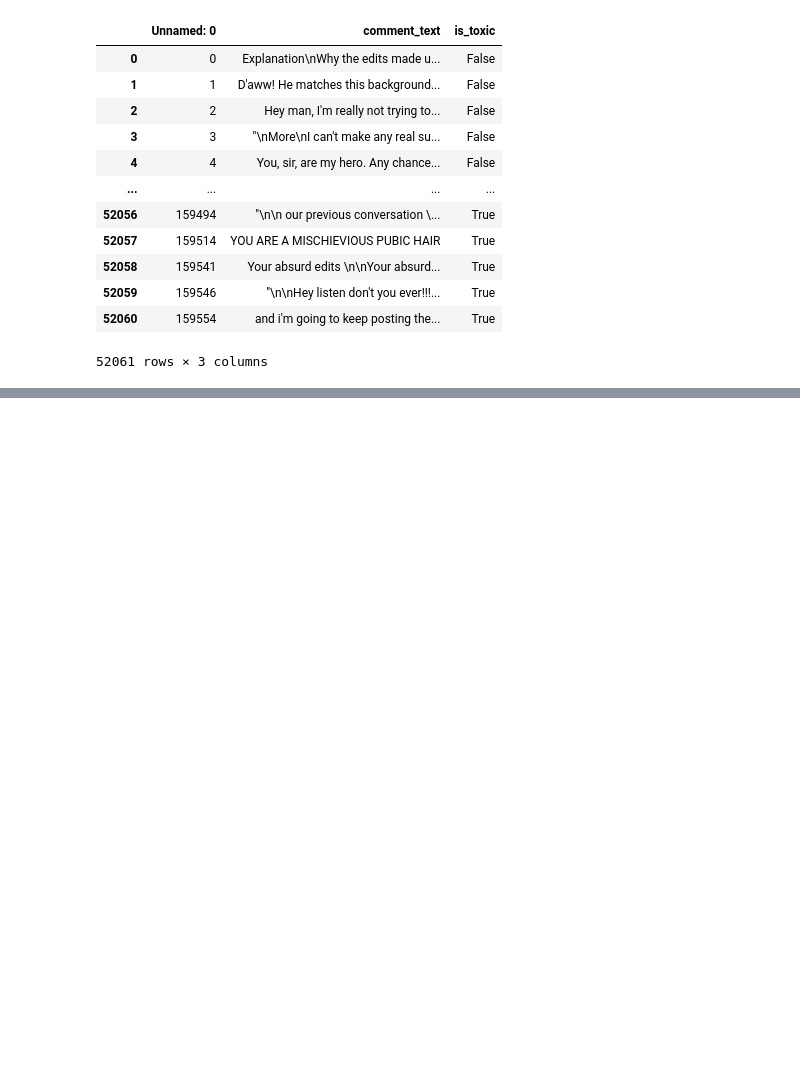
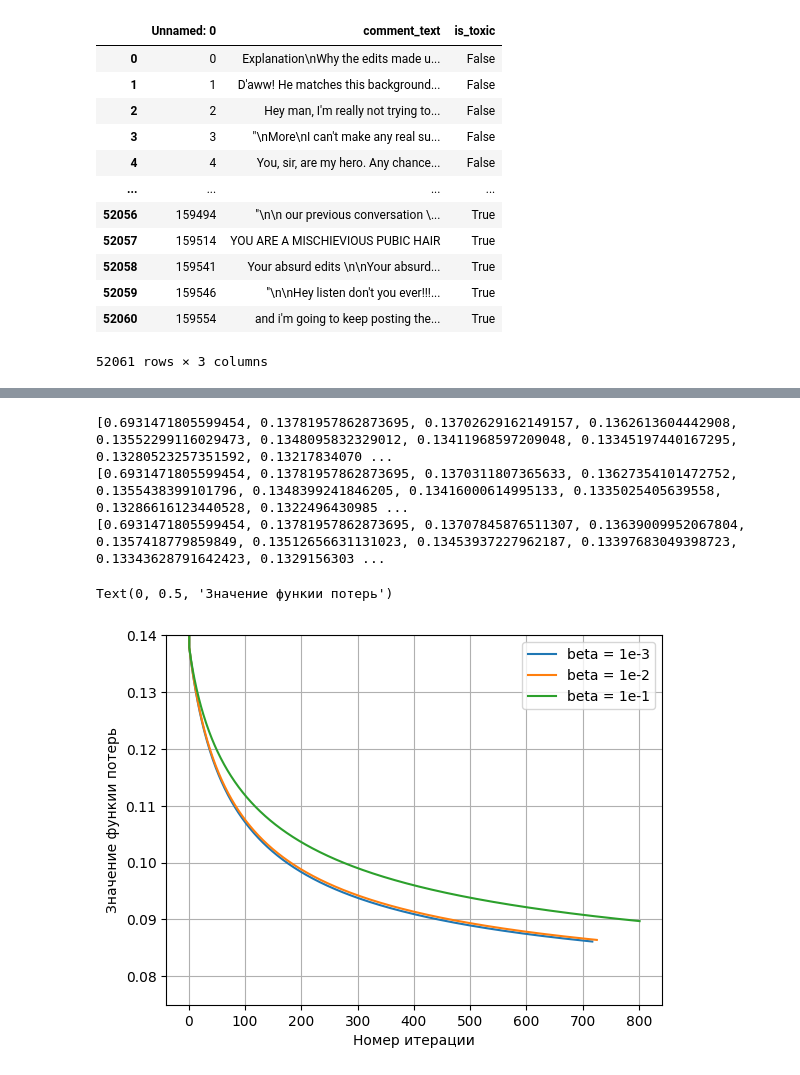
Before and after one commit to qualliix/mmp-practicum, a Jupyter notebook: 5sem/6task/experiments.ipynb, the cells around one changed output, grey strips where cells are left out. Saved outputs shown, nothing was run; the diff lists cells and outputs as text; code cells hidden in the pictures; blank space fills up the shorter version.

```diff
--- a/5sem/6task/experiments.ipynb
+++ b/5sem/6task/experiments.ipynb
@@ -84,0 +225,52 @@ print(result.toarray())
+# %%
+params = np.logspace(-3,-2,base=10,num = 3)
+X = vect_data[:1000]
+y = np.where(train.is_toxic[:1000].astype(int) == 0, -1, 0)
+w = np.zeros(X.shape[1])
+results = []
+for beta in tqdm(params):
+    c = GDClassifier(loss_function="binary",  max_iter = 1000, step_beta=beta)
+    results.append(c.fit(X, y, w_0=w, trace=True))
+# %%
+y = results[0]["func"]
+x = np.arange(len(results[0]["func"]))
+plt.plot(x,y, label="beta = 1e-3")
+print(y[:20])
+
+y = results[1]["func"]
+x = np.arange(len(results[1]["func"]))
+plt.plot(x,y, label="beta = 1e-2")
+print(y[:20])
+
+y = results[2]["func"]
+x = np.arange(len(results[2]["func"]))
+plt.plot(x,y, label="beta = 1e-1")
+print(y[:20])
+# y = results[3]["func"]
+# x = np.arange(len(results[3]["func"]))
+# plt.plot(x,y, label="beta = 1")
+# print(y[:20])
+# y = results[4]["func"]
+# x = np.arange(len(results[4]["func"]))
+# plt.plot(x,y, label="beta = 1e+1")
+# print(y[:20])
+# y = results[5]["func"]
+# x = np.arange(len(results[5]["func"]))
+# plt.plot(x,y, label="beta = 1e+2")
+# print(y[:20])
+# y = results[6]["func"]
+# x = np.arange(len(results[6]["func"]))
+# plt.plot(x,y, label="beta = 1e+3")
+# print(y[:20])
+
+plt.legend()
+plt.grid()
+plt.ylim(0.075,0.14)
+plt.xlabel("Номер итерации")
+plt.ylabel("Значение функии потерь")
+# %% [output]
+[0.6931471805599454, 0.13781957862873695, 0.13702629162149157, 0.1362613604442908, 0.13552299116029473, 0.1348095832329012, 0.13411968597209048, 0.13345197440167295, 0.13280523257351592, 0.13217834070 ...
+[0.6931471805599454, 0.13781957862873695, 0.1370311807365633, 0.13627354101472752, 0.1355438399101796, 0.1348399241846205, 0.13416000614995133, 0.1335025405639558, 0.13286616123440528, 0.1322496430985 ...
+[0.6931471805599454, 0.13781957862873695, 0.13707845876511307, 0.13639009952067804, 0.1357418779859849, 0.13512656631131023, 0.13453937227962187, 0.13397683049398723, 0.13343628791642423, 0.1329156303 ...
+Text(0, 0.5, 'Значение функии потерь')
+[figure, added]
```
Also changed, not shown: parts of 27 cells of this notebook, 2 other files.
